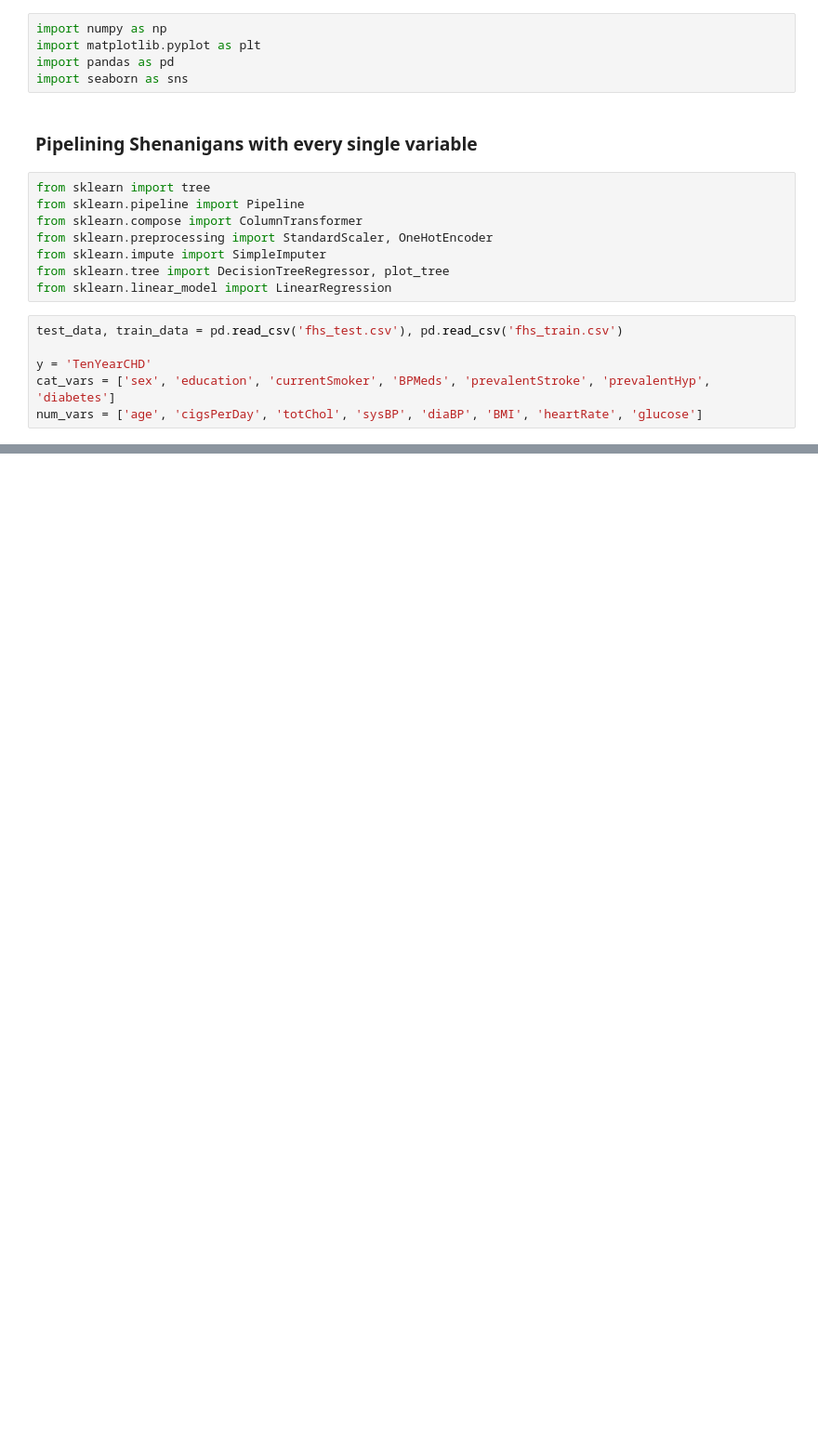
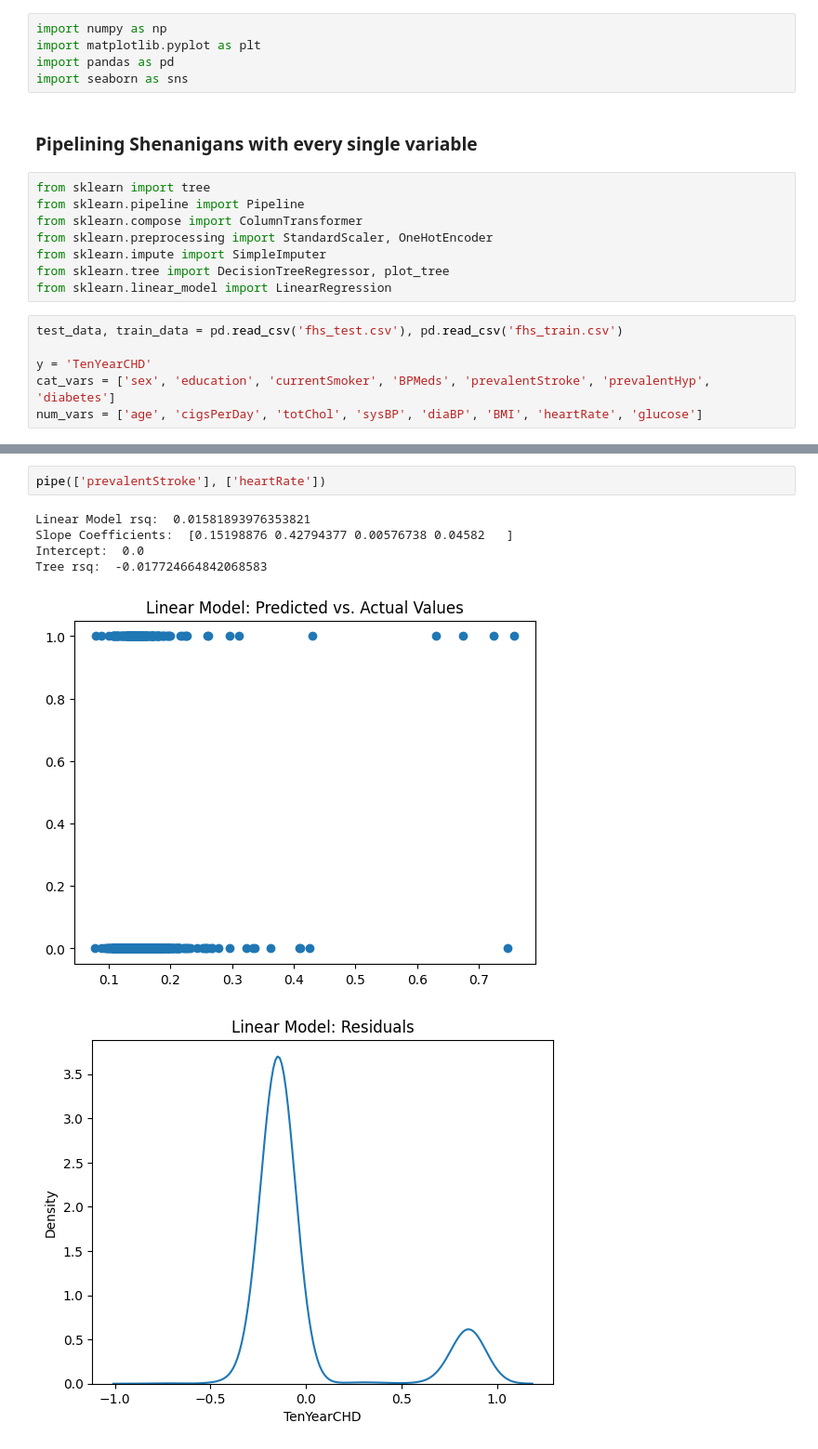
Before and after one commit to phipyao/ds3001-project_chd, a Jupyter notebook: project_chd.ipynb, the cells around one changed output, grey strips where cells are left out. Shown at 93% size. Drawn from its saved outputs; the diff is of its cells as text; blank space fills up the shorter version.

```diff
--- a/project_chd.ipynb
+++ b/project_chd.ipynb
@@ -109,0 +101,9 @@ Tree rsq:  0.020391970318836994
+# %%
+pipe(['prevalentStroke'], ['heartRate'])
+# %% [output]
+Linear Model rsq:  0.01581893976353821
+Slope Coefficients:  [0.15198876 0.42794377 0.00576738 0.04582   ]
+Intercept:  0.0
+Tree rsq:  -0.017724664842068583
+[figure, added]
+[figure, added]
```
Also changed, not shown: parts of 4 cells of this notebook.
